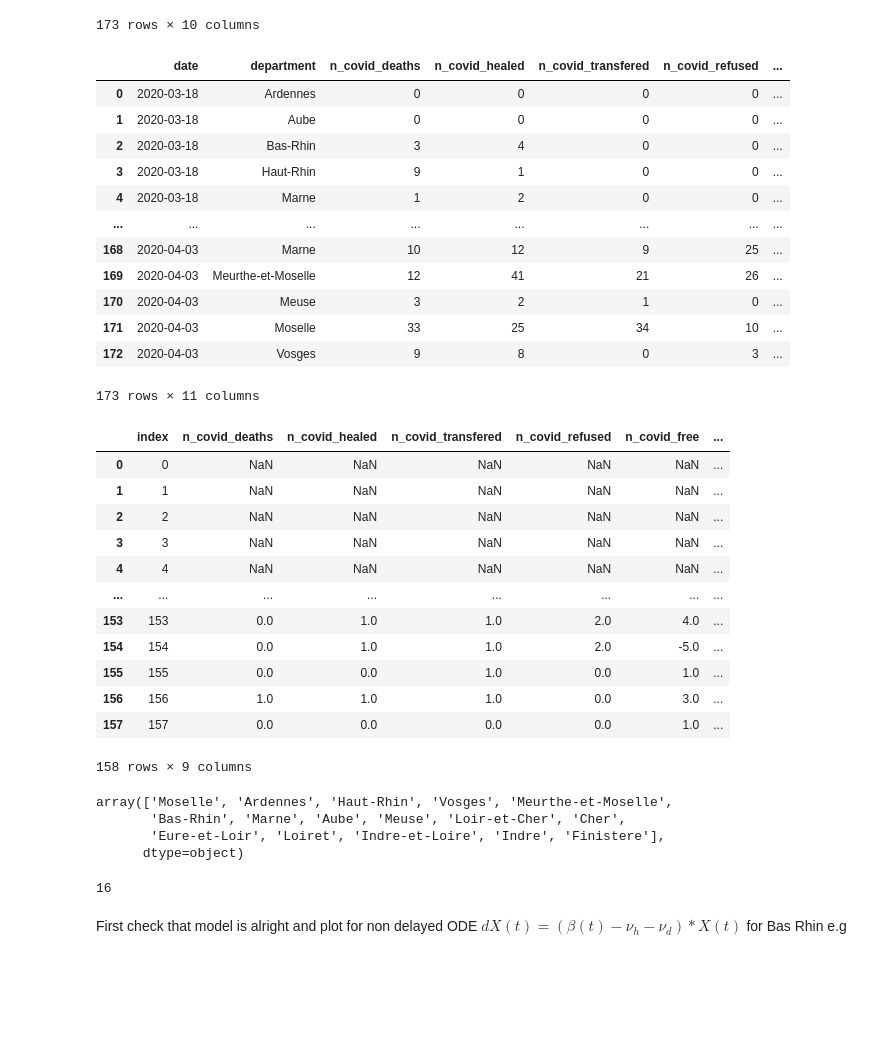
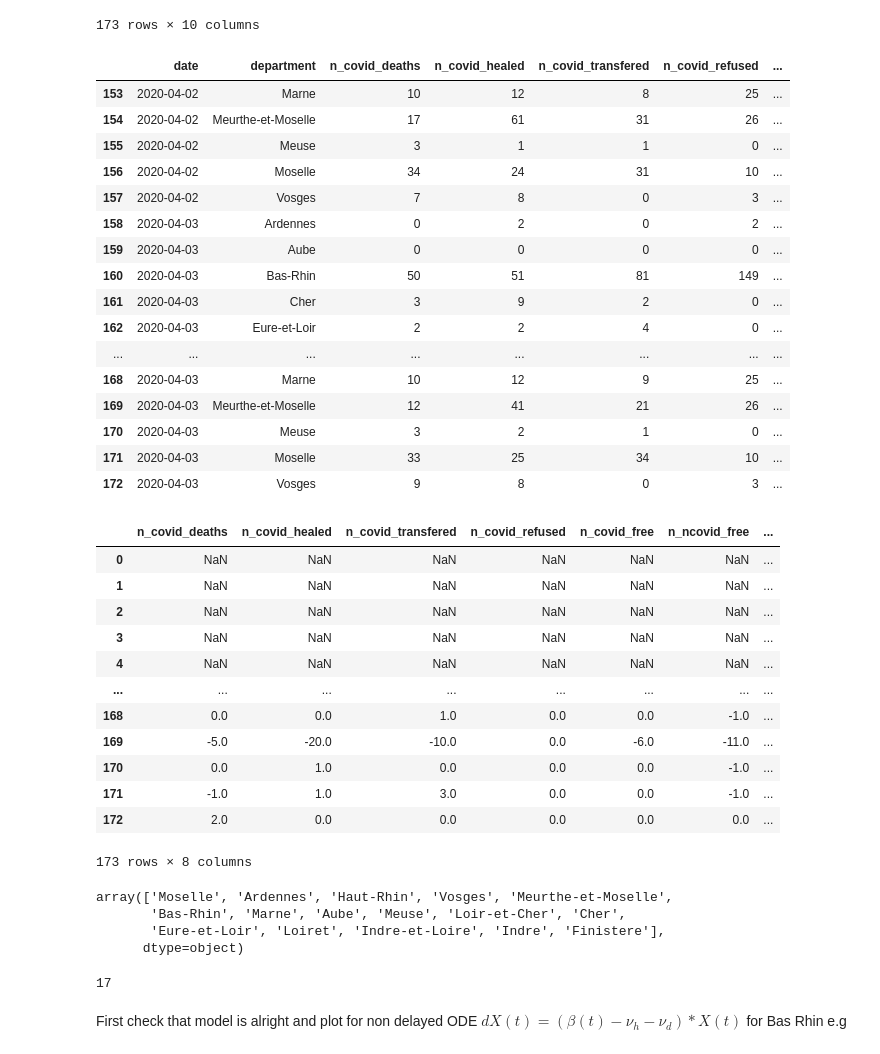
Before and after one commit to icubam/predicu, a Jupyter notebook: notebooks/SI_model.ipynb, the cells around one changed output. Saved outputs shown, nothing was run; the diff lists cells and outputs as text; code cells hidden in the pictures; blank space fills up the shorter version.

```diff
--- a/notebooks/SI_model.ipynb
+++ b/notebooks/SI_model.ipynb
@@ -18,2 +25,0 @@ NameError: name 'load_all_data' is not defined
-# %%
-data = clean_data
@@ -39,40 +52,44 @@ dep
 # %%
 dep['icu_cum'] = dep.n_covid_deaths + dep.n_covid_healed + dep.n_covid_transfered + dep.n_covid_refused + dep.n_covid_occ
 # %%
-dep
+dep.tail(20)
 # %% [output]
 |  | date | department | n_covid_deaths | n_covid_healed | n_covid_transfered | n_covid_refused | ... |
-| 0 | 2020-03-18 | Ardennes | 0 | 0 | 0 | 0 | ... |
-| 1 | 2020-03-18 | Aube | 0 | 0 | 0 | 0 | ... |
-| 2 | 2020-03-18 | Bas-Rhin | 3 | 4 | 0 | 0 | ... |
-| 3 | 2020-03-18 | Haut-Rhin | 9 | 1 | 0 | 0 | ... |
-| 4 | 2020-03-18 | Marne | 1 | 2 | 0 | 0 | ... |
+| 153 | 2020-04-02 | Marne | 10 | 12 | 8 | 25 | ... |
+| 154 | 2020-04-02 | Meurthe-et-Moselle | 17 | 61 | 31 | 26 | ... |
+| 155 | 2020-04-02 | Meuse | 3 | 1 | 1 | 0 | ... |
+| 156 | 2020-04-02 | Moselle | 34 | 24 | 31 | 10 | ... |
+| 157 | 2020-04-02 | Vosges | 7 | 8 | 0 | 3 | ... |
+| 158 | 2020-04-03 | Ardennes | 0 | 2 | 0 | 2 | ... |
+| 159 | 2020-04-03 | Aube | 0 | 0 | 0 | 0 | ... |
+| 160 | 2020-04-03 | Bas-Rhin | 50 | 51 | 81 | 149 | ... |
+| 161 | 2020-04-03 | Cher | 3 | 9 | 2 | 0 | ... |
+| 162 | 2020-04-03 | Eure-et-Loir | 2 | 2 | 4 | 0 | ... |
 | ... | ... | ... | ... | ... | ... | ... | ... |
 | 168 | 2020-04-03 | Marne | 10 | 12 | 9 | 25 | ... |
 | 169 | 2020-04-03 | Meurthe-et-Moselle | 12 | 41 | 21 | 26 | ... |
 | 170 | 2020-04-03 | Meuse | 3 | 2 | 1 | 0 | ... |
 | 171 | 2020-04-03 | Moselle | 33 | 25 | 34 | 10 | ... |
 | 172 | 2020-04-03 | Vosges | 9 | 8 | 0 | 3 | ... |
-173 rows × 11 columns
 # %%
 occ_bas_rhin= dep.loc[dep.department=='Bas-Rhin', 'n_covid_occ']
 # %%
-ill_dep_per_day = dep.groupby(['department'])[CUM_COLUMNS+NCUM_COLUMNS].diff()
-ill_dep_per_day
+#ill_dep_per_day = dep.groupby(['department'])[CUM_COLUMNS+NCUM_COLUMNS].diff()
+#ill_dep_per_day
 # %% [output]
-|  | index | n_covid_deaths | n_covid_healed | n_covid_transfered | n_covid_refused | n_covid_free | ... |
-| 0 | 0 | NaN | NaN | NaN | NaN | NaN | ... |
-| 1 | 1 | NaN | NaN | NaN | NaN | NaN | ... |
-| 2 | 2 | NaN | NaN | NaN | NaN | NaN | ... |
-| 3 | 3 | NaN | NaN | NaN | NaN | NaN | ... |
-| 4 | 4 | NaN | NaN | NaN | NaN | NaN | ... |
+|  | n_covid_deaths | n_covid_healed | n_covid_transfered | n_covid_refused | n_covid_free | n_ncovid_free | ... |
+| 0 | NaN | NaN | NaN | NaN | NaN | NaN | ... |
+| 1 | NaN | NaN | NaN | NaN | NaN | NaN | ... |
+| 2 | NaN | NaN | NaN | NaN | NaN | NaN | ... |
+| 3 | NaN | NaN | NaN | NaN | NaN | NaN | ... |
+| 4 | NaN | NaN | NaN | NaN | NaN | NaN | ... |
 | ... | ... | ... | ... | ... | ... | ... | ... |
-| 153 | 153 | 0.0 | 1.0 | 1.0 | 2.0 | 4.0 | ... |
-| 154 | 154 | 0.0 | 1.0 | 1.0 | 2.0 | -5.0 | ... |
-| 155 | 155 | 0.0 | 0.0 | 1.0 | 0.0 | 1.0 | ... |
-| 156 | 156 | 1.0 | 1.0 | 1.0 | 0.0 | 3.0 | ... |
-| 157 | 157 | 0.0 | 0.0 | 0.0 | 0.0 | 1.0 | ... |
+| 168 | 0.0 | 0.0 | 1.0 | 0.0 | 0.0 | -1.0 | ... |
+| 169 | -5.0 | -20.0 | -10.0 | 0.0 | -6.0 | -11.0 | ... |
+| 170 | 0.0 | 1.0 | 0.0 | 0.0 | 0.0 | -1.0 | ... |
+| 171 | -1.0 | 1.0 | 3.0 | 0.0 | 0.0 | -1.0 | ... |
+| 172 | 2.0 | 0.0 | 0.0 | 0.0 | 0.0 | 0.0 | ... |
-158 rows × 9 columns
+173 rows × 8 columns
 # %%
 data.department.unique()
 # %% [output]
@@ -83,7 +100,7 @@ array(['Moselle', 'Ardennes', 'Haut-Rhin', 'Vosges', 'Meurthe-et-Moselle',
 # %%
 len(occ_bas_rhin)
 # %% [output]
-16
+17
 # %% [markdown]
 First check that model is alright and plot for non delayed ODE
 $dX(t) = (\beta(t) - \nu_{h} - \nu_d) * X(t)$ for Bas Rhin e.g
```
Also changed, not shown: parts of 20 cells of this notebook.
